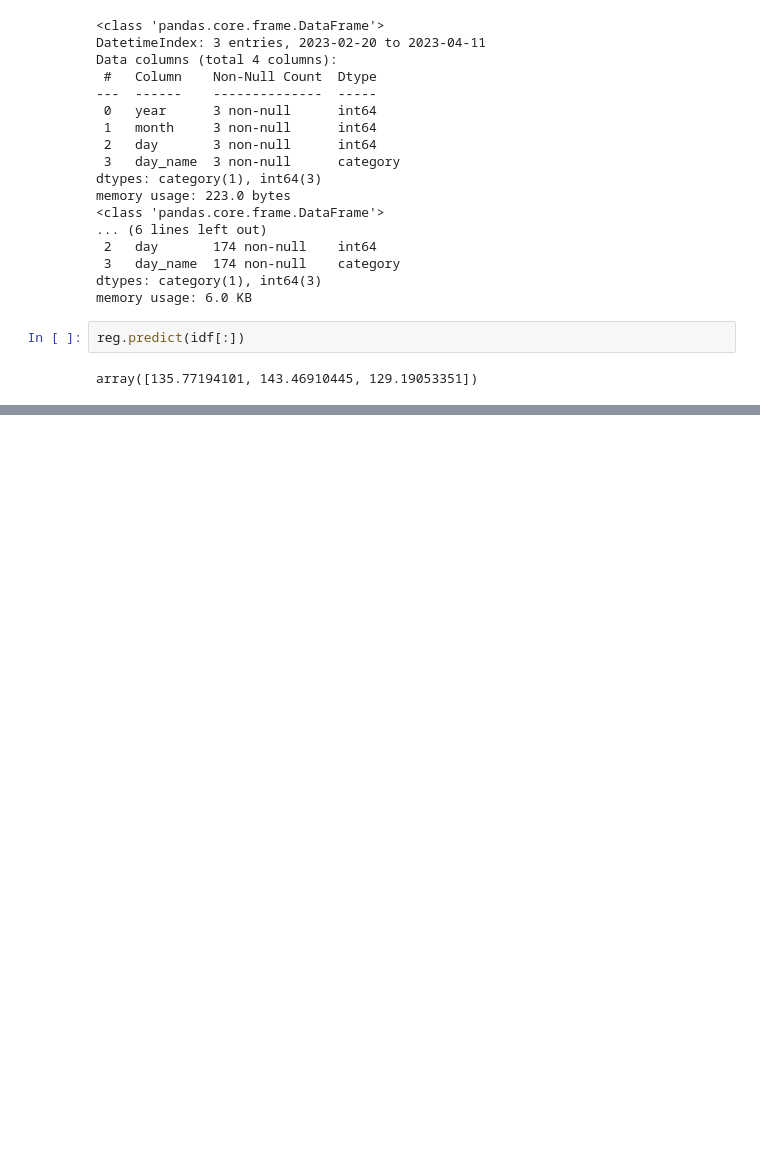
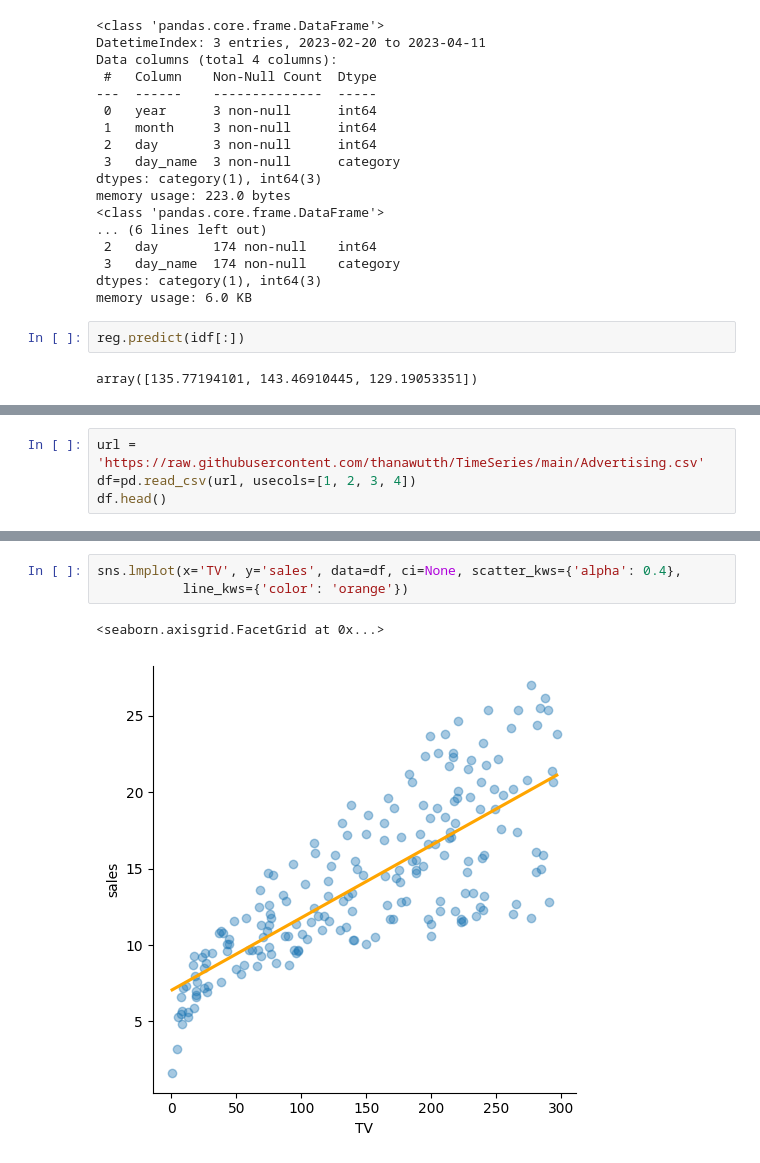
Before and after one commit to Bank-panuwat/TimeSeries, a Jupyter notebook: TimeSeries.ipynb, the cells around one changed output, grey strips where cells are left out. Drawn from its saved outputs; the diff is of its cells as text; blank space fills up the shorter version.

```diff
--- a/TimeSeries.ipynb
+++ b/TimeSeries.ipynb
@@ -608,0 +635,4 @@ array([135.77194101, 143.46910445, 129.19053351])
+# %%
+url = 'https://raw.githubusercontent.com/thanawutth/TimeSeries/main/Advertising.csv'
+df=pd.read_csv(url, usecols=[1, 2, 3, 4])
+df.head()
@@ -608,0 +660,6 @@ array([135.77194101, 143.46910445, 129.19053351])
+# %%
+sns.lmplot(x='TV', y='sales', data=df, ci=None, scatter_kws={'alpha': 0.4},
+           line_kws={'color': 'orange'})
+# %% [output]
+<seaborn.axisgrid.FacetGrid at 0x...>
+[figure, added]
```
Also changed, not shown: parts of 33 cells of this notebook.
